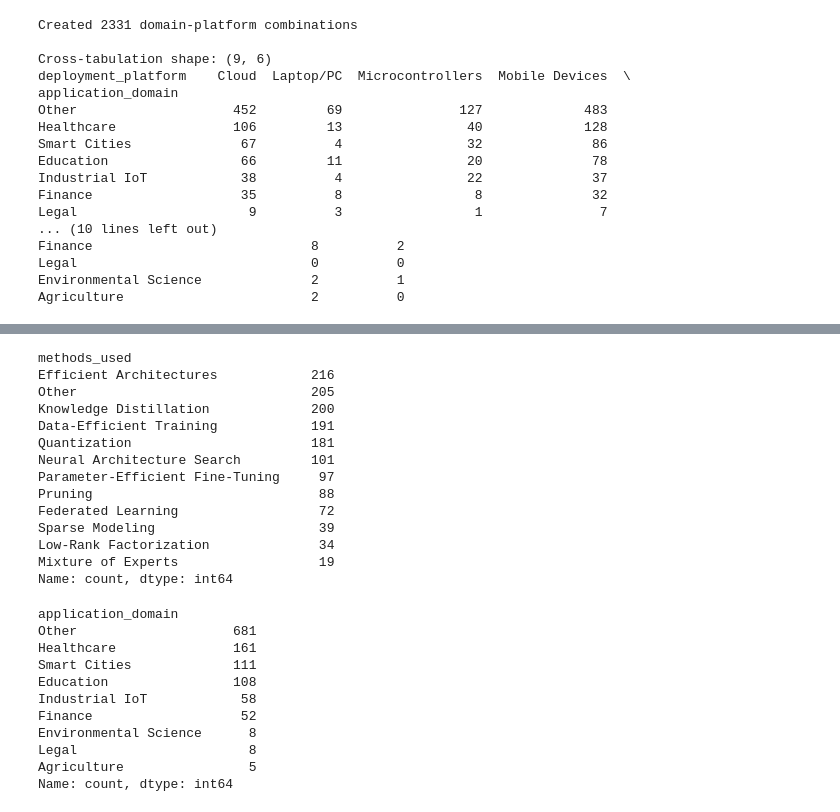
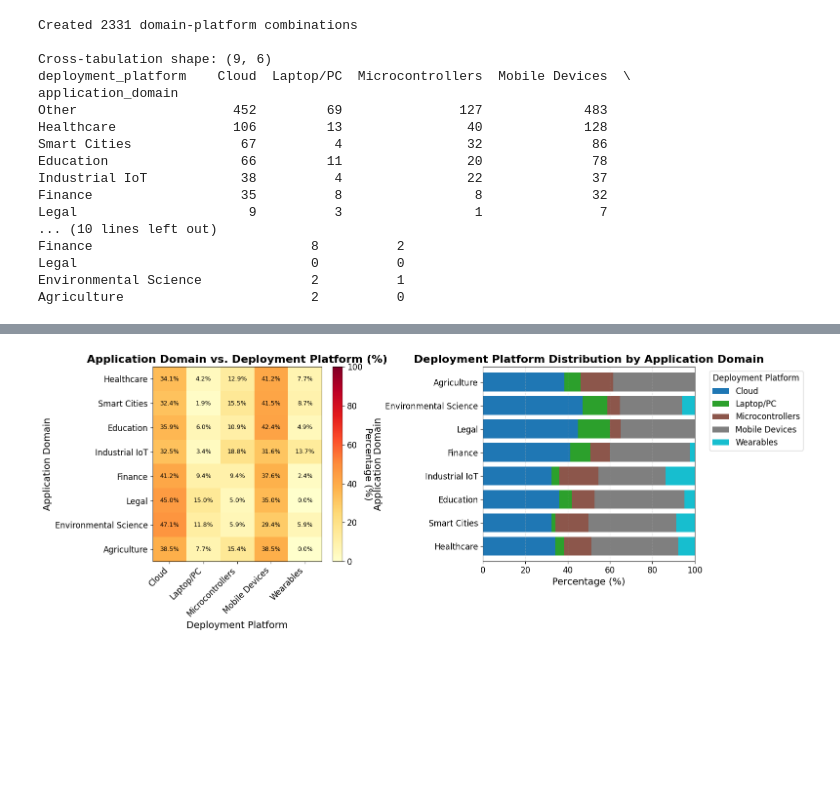
Before and after one commit to ljvmiranda921/edgeml-survey, a Jupyter notebook: notebooks/2025-11-20-initial-analysis.ipynb, the cells around one changed output, grey strips where cells are left out. Saved outputs shown, nothing was run; the diff lists cells and outputs as text; code cells hidden in the pictures; blank space fills up the shorter version.

```diff
--- a/notebooks/2025-11-20-initial-analysis.ipynb
+++ b/notebooks/2025-11-20-initial-analysis.ipynb
@@ -339,86 +250,49 @@ Index(['s2_id', 'title', 'authors', 'abstract', 'publication_type', 'venue',
-# %%
-df.explode("methods_used").reset_index(drop=True)["methods_used"].value_counts()
-# %% [output]
-methods_used
-Efficient Architectures            216
-Other                              205
-Knowledge Distillation             200
-Data-Efficient Training            191
-Quantization                       181
-Neural Architecture Search         101
-Parameter-Efficient Fine-Tuning     97
-Pruning                             88
-Federated Learning                  72
-Sparse Modeling                     39
-Low-Rank Factorization              34
-Mixture of Experts                  19
-Name: count, dtype: int64
-# %%
-df.explode("application_domain").reset_index(drop=True)[
-    "application_domain"
-].value_counts()
-# %% [output]
-application_domain
-Other                    681
-Healthcare               161
-Smart Cities             111
-Education                108
-Industrial IoT            58
-Finance                   52
-Environmental Science      8
-Legal                      8
-Agriculture                5
-Name: count, dtype: int64
 # %%
-# Visualize the relationship between application domain and deployment platform
 import numpy as np
 
-# Create a normalized version for percentages
-crosstab_pct = crosstab.div(crosstab.sum(axis=1), axis=0) * 100
-
-# Create figure with two subplots
+crosstab_filtered = crosstab.copy()
+# Just include those that reported some domains and platforms
+if "Other" in crosstab_filtered.index:
+    crosstab_filtered = crosstab_filtered.drop("Other", axis=0)
+if "Not Specified" in crosstab_filtered.columns:
+    crosstab_filtered = crosstab_filtered.drop("Not Specified", axis=1)
+crosstab_pct = crosstab_filtered.div(crosstab_filtered.sum(axis=1), axis=0) * 100
 fig, (ax1, ax2) = plt.subplots(1, 2, figsize=(16, 6))
 
-# Heatmap showing raw counts (using imshow instead of seaborn)
-im = ax1.imshow(crosstab.values, cmap="YlOrRd", aspect="auto")
-
-# Add colorbar
+im = ax1.imshow(crosstab_pct.values, cmap="YlOrRd", aspect="auto", vmin=0, vmax=100)
 cbar = plt.colorbar(im, ax=ax1)
-cbar.set_label("Count", rotation=270, labelpad=15)
-
-# Add text annotations
-for i in range(len(crosstab.index)):
-    for j in range(len(crosstab.columns)):
+cbar.set_label("Percentage (%)", rotation=270, labelpad=15)
+for i in range(len(crosstab_pct.index)):
+    for j in range(len(crosstab_pct.columns)):
         text = ax1.text(
             j,
             i,
-            crosstab.values[i, j],
+            f"{crosstab_pct.values[i, j]:.1f}%",
             ha="center",
             va="center",
             color="black",
-            fontsize=10,
+            fontsize=9,
         )
 
-# Set ticks and labels
-ax1.set_xticks(np.arange(len(crosstab.columns)))
-ax1.set_yticks(np.arange(len(crosstab.index)))
-ax1.set_xticklabels(crosstab.columns, rotation=45, ha="right")
-ax1.set_yticklabels(crosstab.index)
+ax1.set_xticks(np.arange(len(crosstab_pct.columns)))
+ax1.set_yticks(np.arange(len(crosstab_pct.index)))
+ax1.set_xticklabels(crosstab_pct.columns, rotation=45, ha="right")
+ax1.set_yticklabels(crosstab_pct.index)
 ax1.set_xlabel("Deployment Platform")
 ax1.set_ylabel("Application Domain")
-ax1.set_title(
-    "Application Domain vs. Deployment Platform (Raw Counts)", fontweight="bold"
-)
+ax1.set_title("Application Domain vs. Deployment Platform (%)", fontweight="bold")
 
-# Stacked bar chart showing proportions
 crosstab_pct.plot(kind="barh", stacked=True, ax=ax2, colormap="tab10", width=0.8)
 ax2.set_xlabel("Percentage (%)")
 ax2.set_ylabel("Application Domain")
 ax2.set_title(
     "Deployment Platform Distribution by Application Domain", fontweight="bold"
 )
 ax2.legend(title="Deployment Platform", bbox_to_anchor=(1.05, 1), loc="upper left")
 ax2.grid(True, alpha=0.3, linestyle="--", axis="x")
+ax2.set_xlim(0, 100)
 
 plt.tight_layout()
 plt.show()
+# %% [output]
+[figure, added]
```
Also changed, not shown: parts of 7 cells of this notebook.
